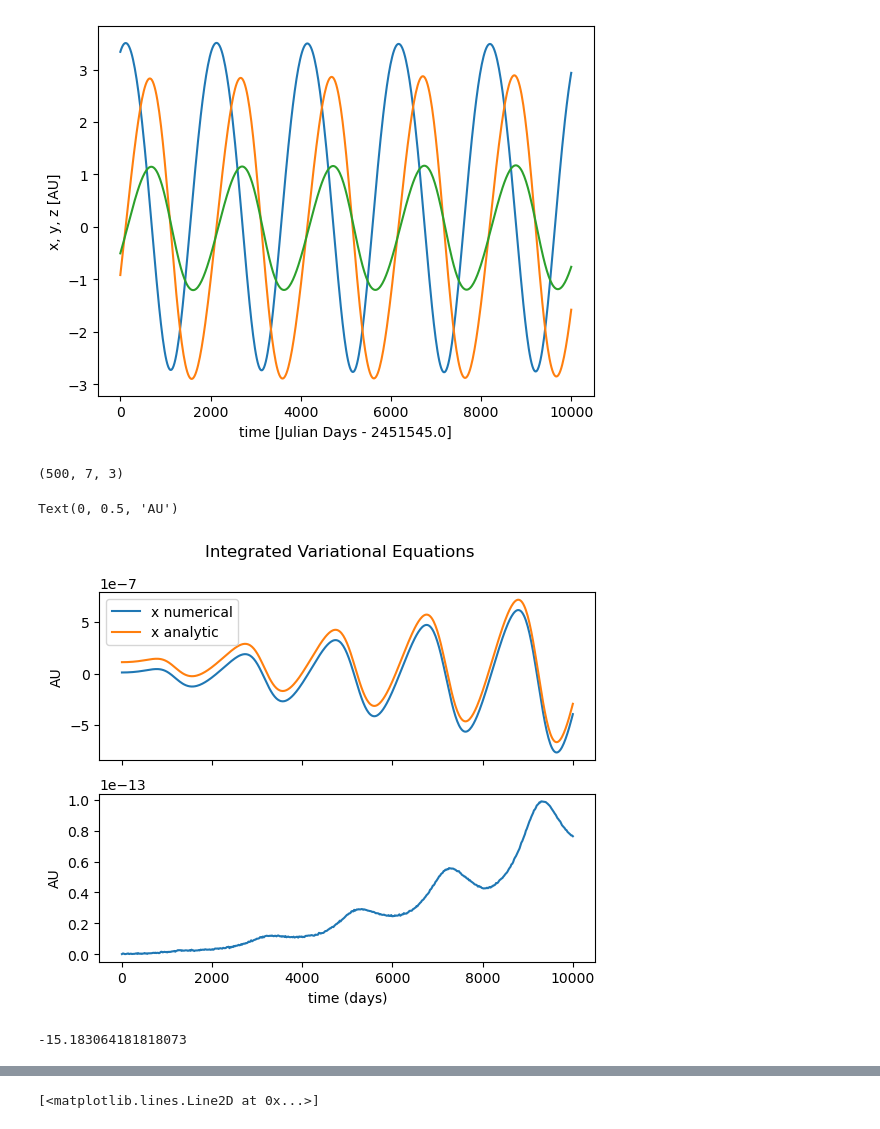
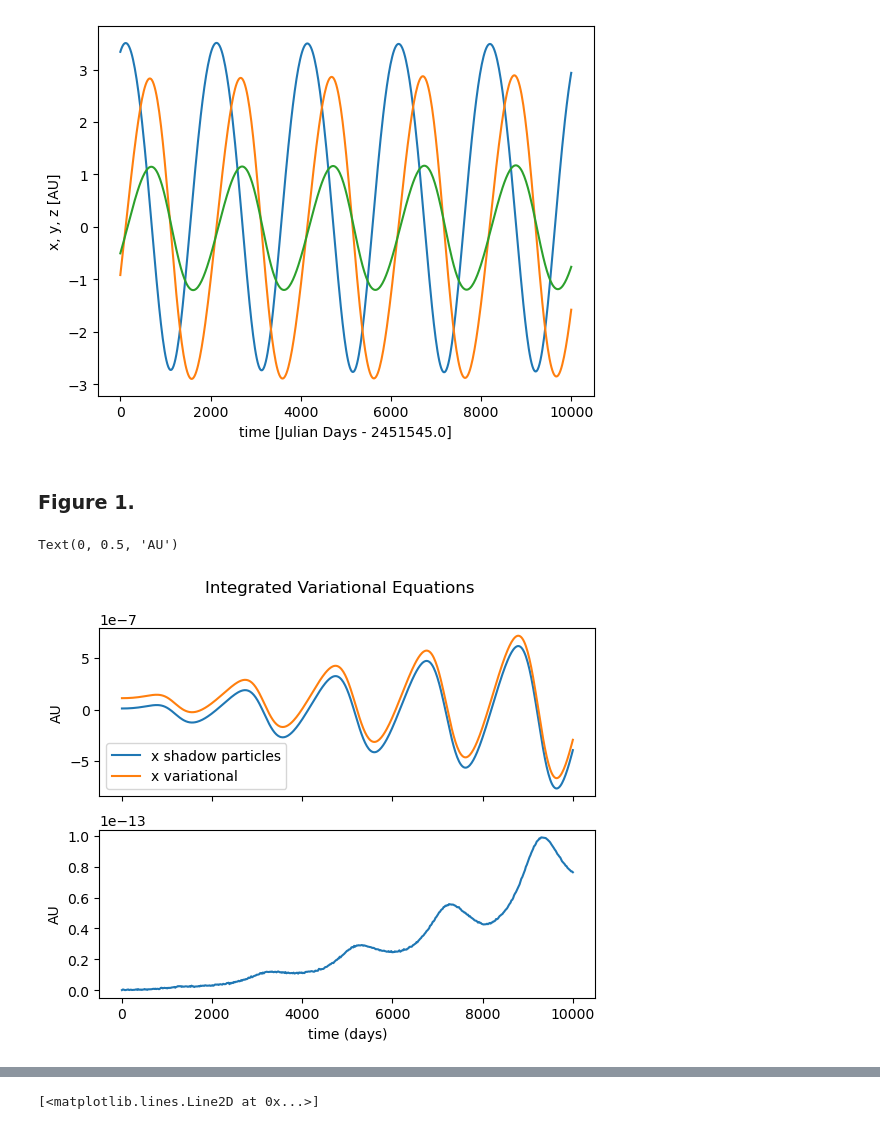
Before and after one commit to matthewholman/assist, a Jupyter notebook: jupyter_examples/publication_figures.ipynb, the cells around one changed output, grey strips where cells are left out. Cells and saved outputs as stored; diff of their text form; code cells hidden in the pictures.

```diff
--- a/jupyter_examples/publication_figures.ipynb
+++ b/jupyter_examples/publication_figures.ipynb
@@ -72,27 +75,25 @@ ax.set_ylabel("x, y, z [AU]")
 ax.plot(times, pos_holman[:,0,:]);
 # %% [output]
 [figure]
-# %%
-pos_holman.shape
-# %% [output]
-(500, 7, 3)
+# %% [markdown]
+### Figure 1.
 # %%
 scale=1e-8
 fig, axs = plt.subplots(2)
 fig.suptitle('Integrated Variational Equations')
 
-axs[0].plot(times, (pos_holman[:,1,:]-pos_holman[:,0,:])[:,0], label='x numerical')
-axs[0].plot(times, pos_holman_var[:,0,0]*scale+1e-7, label='x analytic')
+axs[0].plot(times, (pos_holman[:,1,:]-pos_holman[:,0,:])[:,0], label='x shadow particles')
+axs[0].plot(times, pos_holman_var[:,0,0]*scale+1e-7, label='x variational')
 axs[0].set_ylabel("AU")
 axs[0].legend()
 axs[0].label_outer()
 
 axs[1].plot(times, np.linalg.norm((pos_holman[:,1,:]-pos_holman[:,0,:]-pos_holman_var[:,0,:]*scale), axis=1))
 axs[1].set_xlabel("time (days)")
 axs[1].set_ylabel("AU")
 #plt.savefig('numerical_vs_analytic_2panel.pdf')
 # %% [output]
 Text(0, 0.5, 'AU')
-[figure, old version]
+[figure, new version]
 # %%
 ex.detach(sim)
@@ -118,4 +100,0 @@ sim.integrate(t0)
-# %%
-sim.dt
-# %% [output]
--15.183064181818073
```
Also changed, not shown: parts of 22 cells of this notebook, 1 other file.
